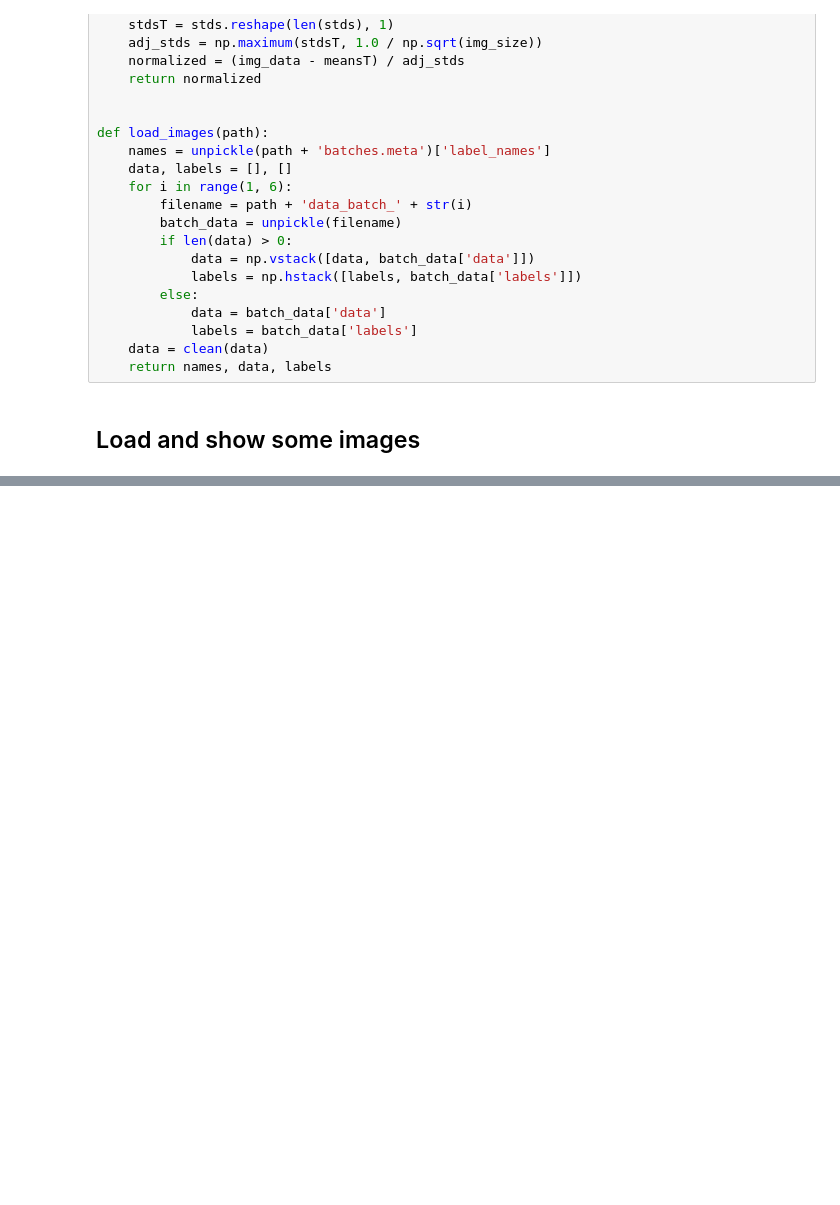
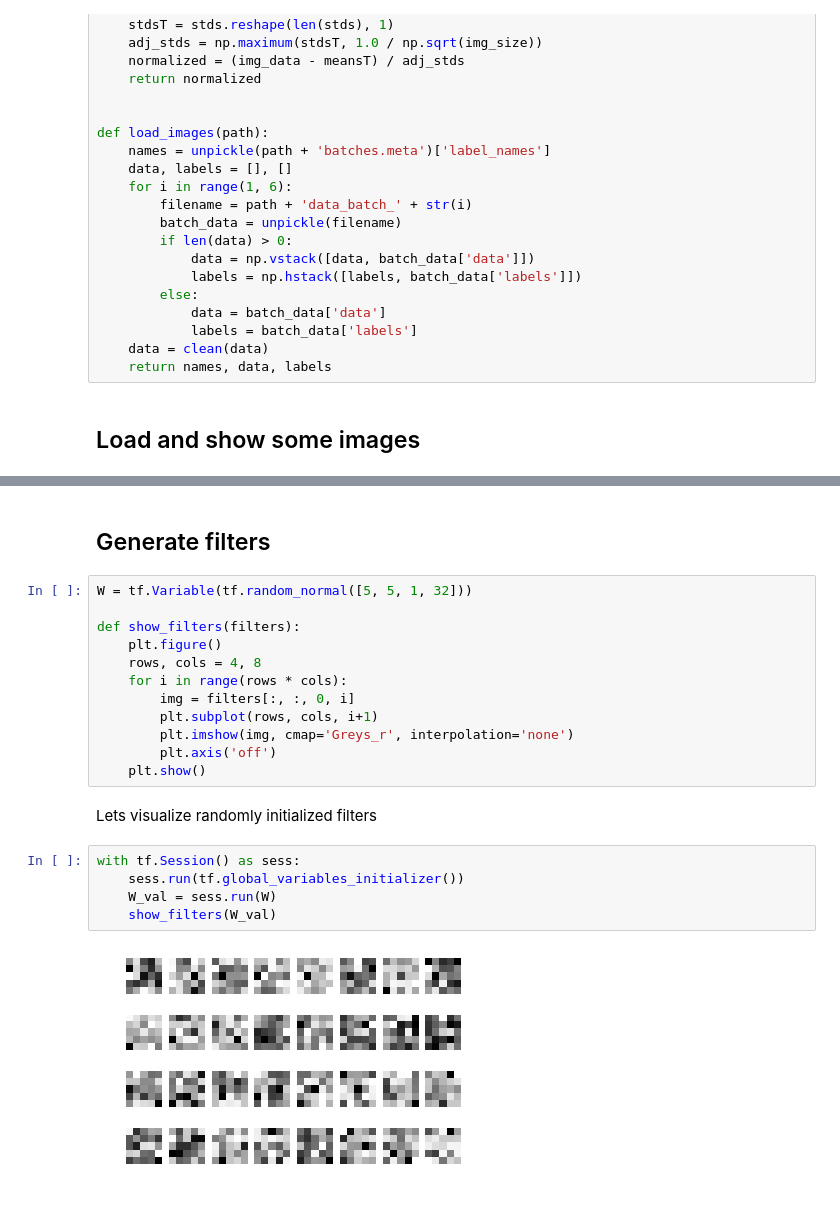
Before and after one commit to klangner/tensorflow-sandbox, a Jupyter notebook: tutorials/8.1 - convolution-network.ipynb, the cells around one changed output, grey strips where cells are left out. Saved outputs shown, nothing was run; the diff lists cells and outputs as text; blank space fills up the shorter version.

```diff
--- a/tutorials/8.1 - convolution-network.ipynb
+++ b/tutorials/8.1 - convolution-network.ipynb
@@ -68,0 +69,23 @@ plt.show()
+# %% [markdown]
+## Generate filters
+# %%
+W = tf.Variable(tf.random_normal([5, 5, 1, 32]))
+
+def show_filters(filters):
+    plt.figure()
+    rows, cols = 4, 8
+    for i in range(rows * cols):
+        img = filters[:, :, 0, i]
+        plt.subplot(rows, cols, i+1)
+        plt.imshow(img, cmap='Greys_r', interpolation='none')
+        plt.axis('off')
+    plt.show()
+# %% [markdown]
+Lets visualize randomly initialized filters
+# %%
+with tf.Session() as sess:
+    sess.run(tf.global_variables_initializer())
+    W_val = sess.run(W)
+    show_filters(W_val)
+# %% [output]
+[figure, added]
```
Also changed, not shown: parts of 1 cell of this notebook.
